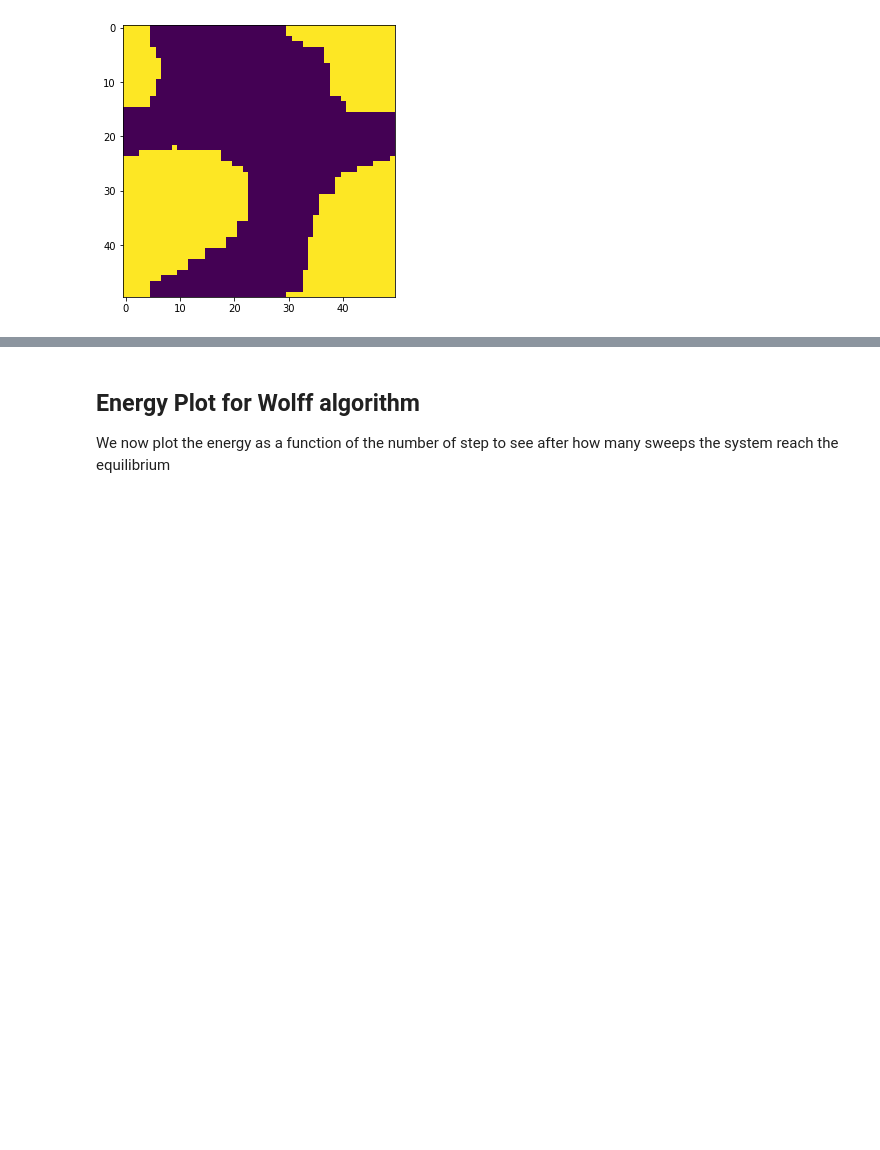
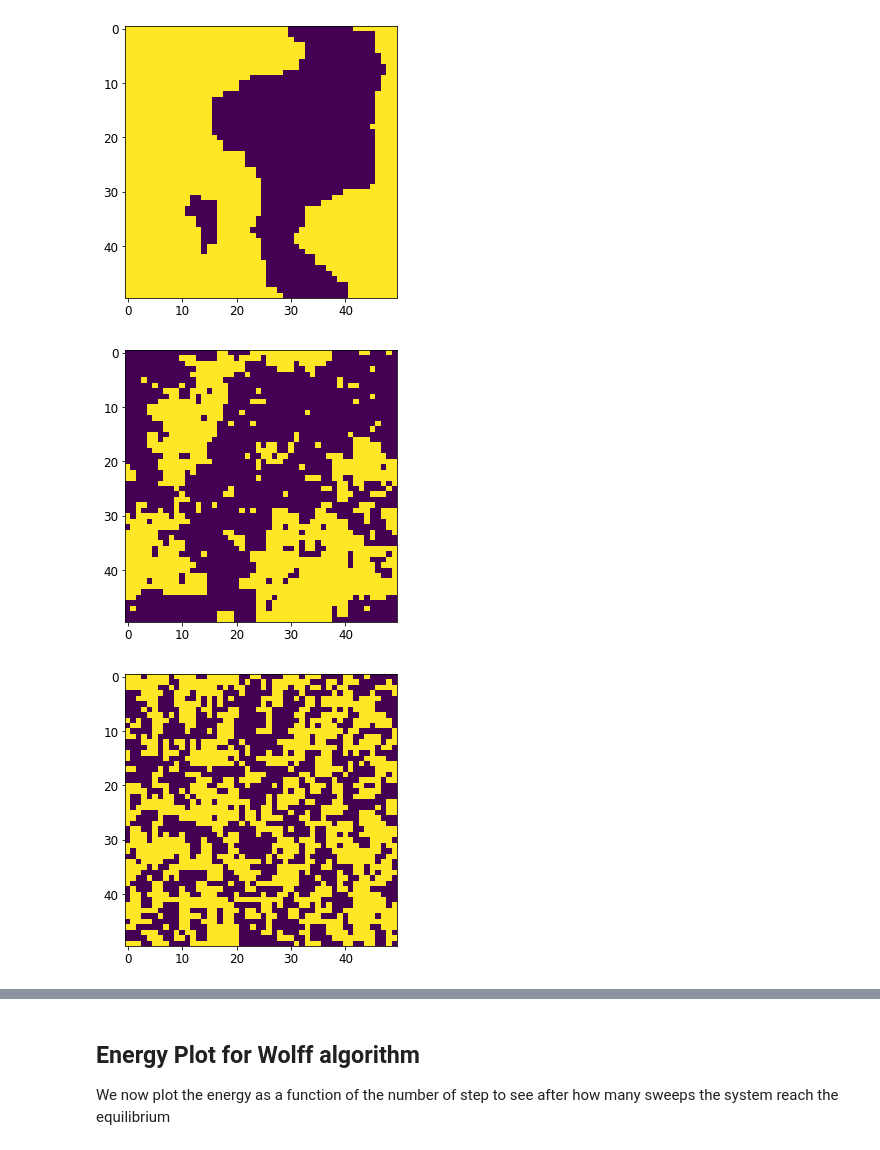
Before and after one commit to eleonoragatti44/IsingModel-CSProject, a Jupyter notebook: Ising2D.ipynb, the cells around one changed output, grey strips where cells are left out. Drawn from its saved outputs; the diff is of its cells as text; code cells hidden in the pictures; blank space fills up the shorter version.

```diff
--- a/Ising2D.ipynb
+++ b/Ising2D.ipynb
@@ -21,26 +35,31 @@ plt.imshow(x.matrix)
 # %%
-T_c = 2/np.log(1+np.sqrt(2))
-T = 0.01
+temperatures = [0.5, T_c, 4]
 
-# create initial random configuration
-ising = Ising(50, 50, T, 0, 1)
+for T in temperatures:
+    # create initial random configuration
+    ising = Ising(50, 50, T, 0, 1)
 
-# set up figure, plot first frame
-fig, ax = plt.subplots(1, 1, figsize=(6,5))
-# draw the initial configuration,
-# naming the plot "im".
-im = ax.imshow(ising.matrix)
+    # set up figure, plot first frame
+    fig, ax = plt.subplots(1, 1, figsize=(6,5))
+    # draw the initial configuration,
+    # naming the plot "im".
+    im = ax.imshow(ising.matrix)
 
-for t in range(10000):
-    # update the system
-    ising.metropolis(10)
-    # replot every 1000 MC updates
-    if t%100==0:
-        # update the data of the plot (not the whole figure!)
-        im.set_data(ising.matrix)
-        # rerender
-        display.display(plt.gcf())
-        display.clear_output(wait=True)
+    for t in range(10000):
+        # update the system
+        ising.metropolis(10)
+        # replot every 1000 MC updates
+        if t%100==0:
+            # update the data of the plot (not the whole figure!)
+            im.set_data(ising.matrix)
+            # rerender
+            display.display(plt.gcf())
+            display.clear_output(wait=True)
+
+    # save the final configuration
+    fig.savefig(f'./fig/final_state_{T}.pdf', dpi=720)
 # %% [output]
-[figure, old version]
+[figure, new version]
+[figure, added]
+[figure, added]
 # %%
```
Also changed, not shown: parts of 6 cells of this notebook, 9 other files.
